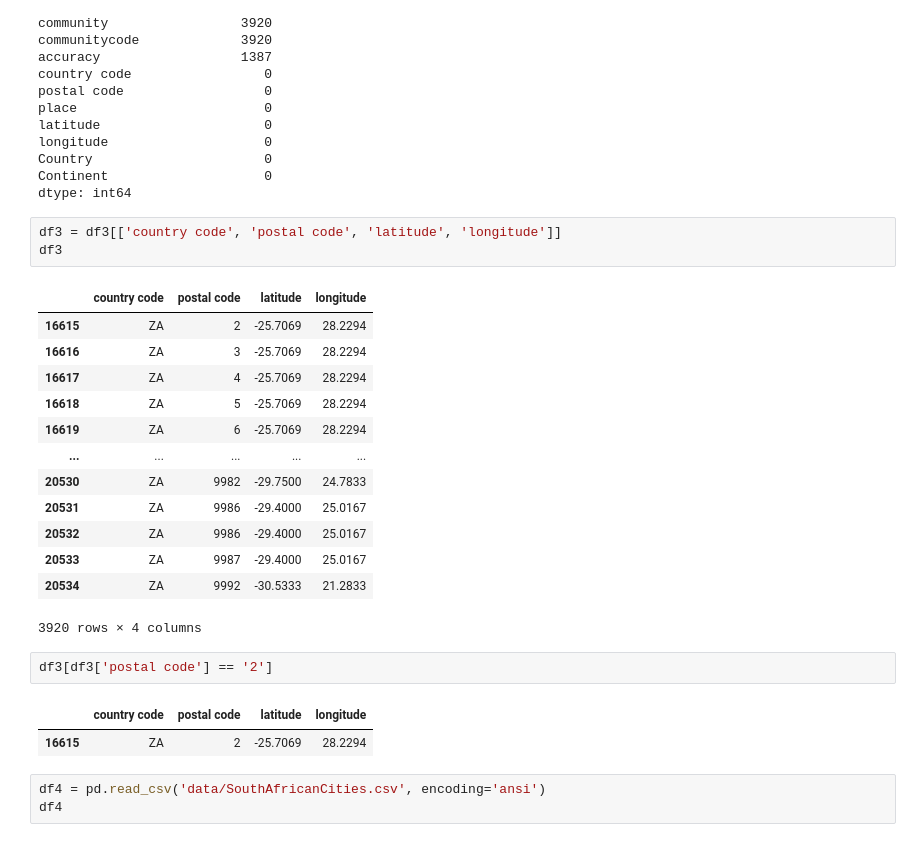
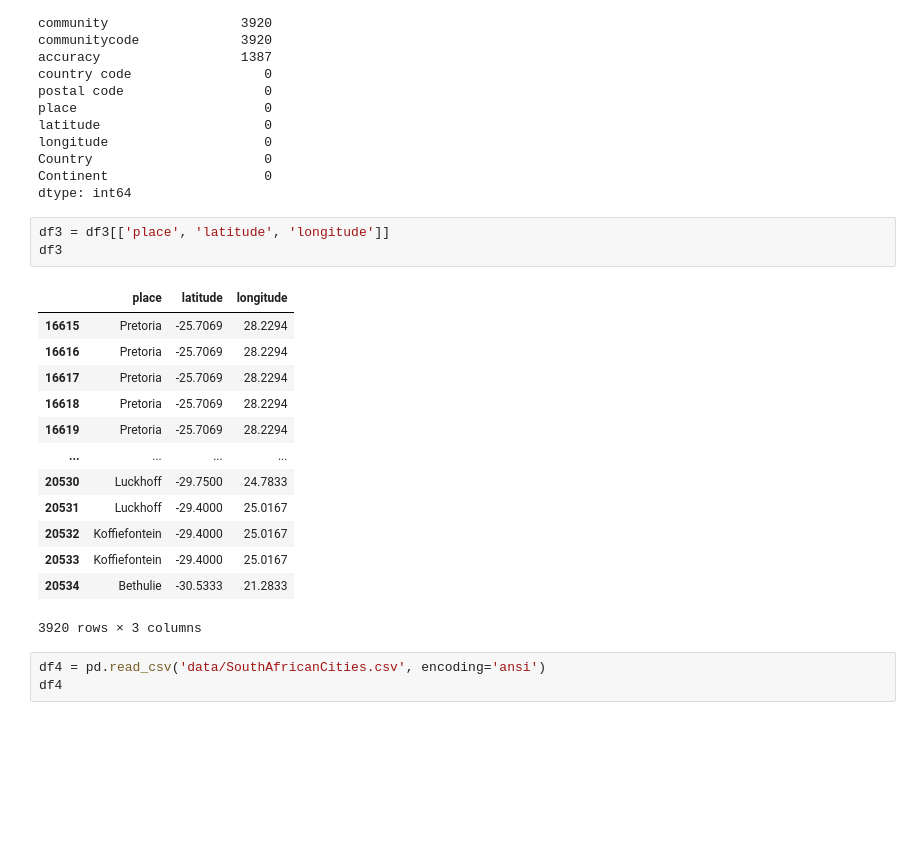
Before and after one commit to kmedri/omdenasa_muv, a Jupyter notebook: preprocess.ipynb, the cells around one changed output. Cells and saved outputs as stored; diff of their text form; blank space fills up the shorter version.

```diff
--- a/preprocess.ipynb
+++ b/preprocess.ipynb
@@ -344,27 +254,22 @@ Country                      0
 Continent                    0
 dtype: int64
 # %%
-df3 = df3[['country code', 'postal code', 'latitude', 'longitude']]
+df3 = df3[['place', 'latitude', 'longitude']]
 df3
 # %% [output]
-|  | country code | postal code | latitude | longitude |
-| 16615 | ZA | 2 | -25.7069 | 28.2294 |
-| 16616 | ZA | 3 | -25.7069 | 28.2294 |
-| 16617 | ZA | 4 | -25.7069 | 28.2294 |
-| 16618 | ZA | 5 | -25.7069 | 28.2294 |
-| 16619 | ZA | 6 | -25.7069 | 28.2294 |
-| ... | ... | ... | ... | ... |
-| 20530 | ZA | 9982 | -29.7500 | 24.7833 |
-| 20531 | ZA | 9986 | -29.4000 | 25.0167 |
-| 20532 | ZA | 9986 | -29.4000 | 25.0167 |
-| 20533 | ZA | 9987 | -29.4000 | 25.0167 |
-| 20534 | ZA | 9992 | -30.5333 | 21.2833 |
+|  | place | latitude | longitude |
+| 16615 | Pretoria | -25.7069 | 28.2294 |
+| 16616 | Pretoria | -25.7069 | 28.2294 |
+| 16617 | Pretoria | -25.7069 | 28.2294 |
+| 16618 | Pretoria | -25.7069 | 28.2294 |
+| 16619 | Pretoria | -25.7069 | 28.2294 |
+| ... | ... | ... | ... |
+| 20530 | Luckhoff | -29.7500 | 24.7833 |
+| 20531 | Luckhoff | -29.4000 | 25.0167 |
+| 20532 | Koffiefontein | -29.4000 | 25.0167 |
+| 20533 | Koffiefontein | -29.4000 | 25.0167 |
+| 20534 | Bethulie | -30.5333 | 21.2833 |
-3920 rows × 4 columns
+3920 rows × 3 columns
-# %%
-df3[df3['postal code'] == '2']
-# %% [output]
-|  | country code | postal code | latitude | longitude |
-| 16615 | ZA | 2 | -25.7069 | 28.2294 |
 # %%
 df4 = pd.read_csv('data/SouthAfricanCities.csv', encoding='ansi')
 df4
```
Also changed, not shown: parts of 32 cells of this notebook.
